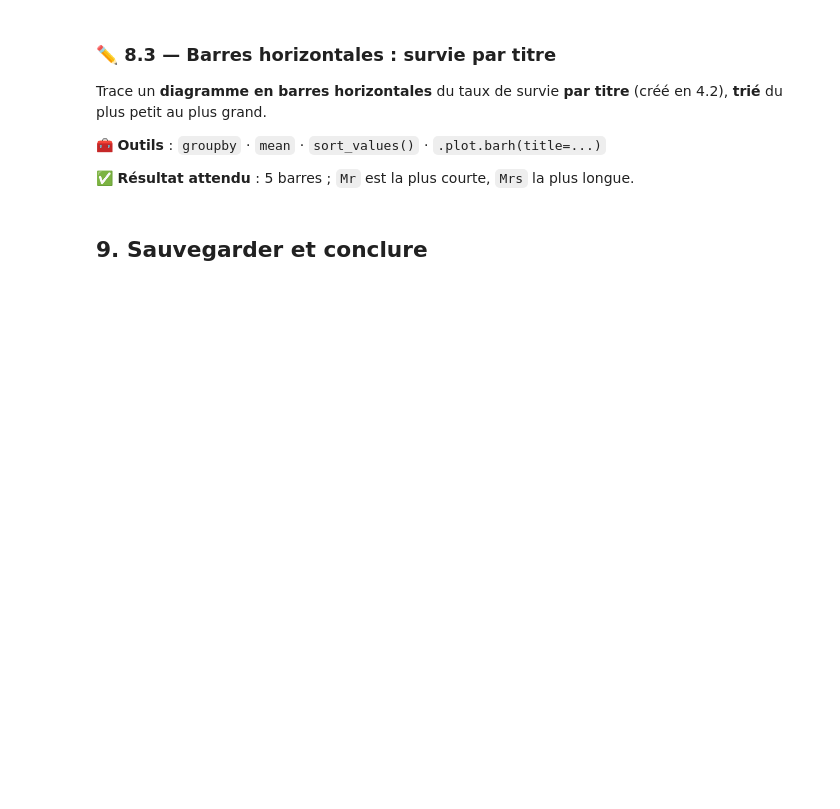
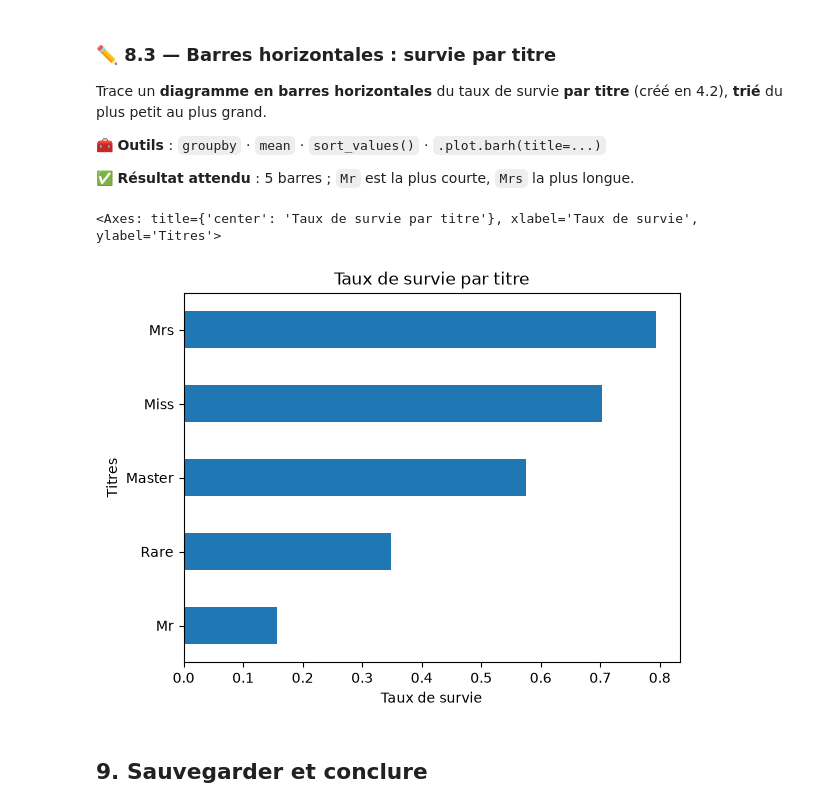
Before and after one commit to DarkSpharx/TitanicDiaaFred, a Jupyter notebook: 2_adapter_pandas_titanic.ipynb, the cells around one changed output. Drawn from its saved outputs; the diff is of its cells as text; code cells hidden in the pictures; blank space fills up the shorter version.

```diff
--- a/2_adapter_pandas_titanic.ipynb
+++ b/2_adapter_pandas_titanic.ipynb
@@ -669,3 +742,36 @@ Trace un **diagramme en barres horizontales** du taux de survie **par titre** (c
+# %%
+# Écris ton code ici
+# a
+# Extraire les titres
+titanic["Title"] = titanic["Name"].str.extract(r",\s*([^.]+)\.")
+
+# Afficher le nombre de titre
+display(titanic["Title"].value_counts())
+
+# b
+# Regrouper les titres
+titanic["Title"] = titanic["Title"].replace({"Mlle": "Miss", "Ms": "Miss", "Mme": "Mrs"})
+
+# c
+# Remplacer les titres par moins de 10 passagers
+comptes = titanic["Title"].value_counts()
+titres_frequents = comptes[comptes >= 10].index
+
+titanic["Title"] = titanic["Title"].where(titanic["Title"].isin(titres_frequents), "Rare")
+
+display(titanic["Title"].value_counts())
+# %%
+# Écris ton code ici
+diagTitres = titanic.groupby("Title")["Survived"].mean().sort_values()
+
+diagTitres.plot.barh(
+    title="Taux de survie par titre",
+    xlabel="Taux de survie",
+    ylabel="Titres"
+)
+# %% [output]
+<Axes: title={'center': 'Taux de survie par titre'}, xlabel='Taux de survie', ylabel='Titres'>
+[figure, added]
 # %% [markdown]
 ## 9. Sauvegarder et conclure
 # %% [markdown]
```
Also changed, not shown: parts of 54 cells of this notebook, 1 other file.
